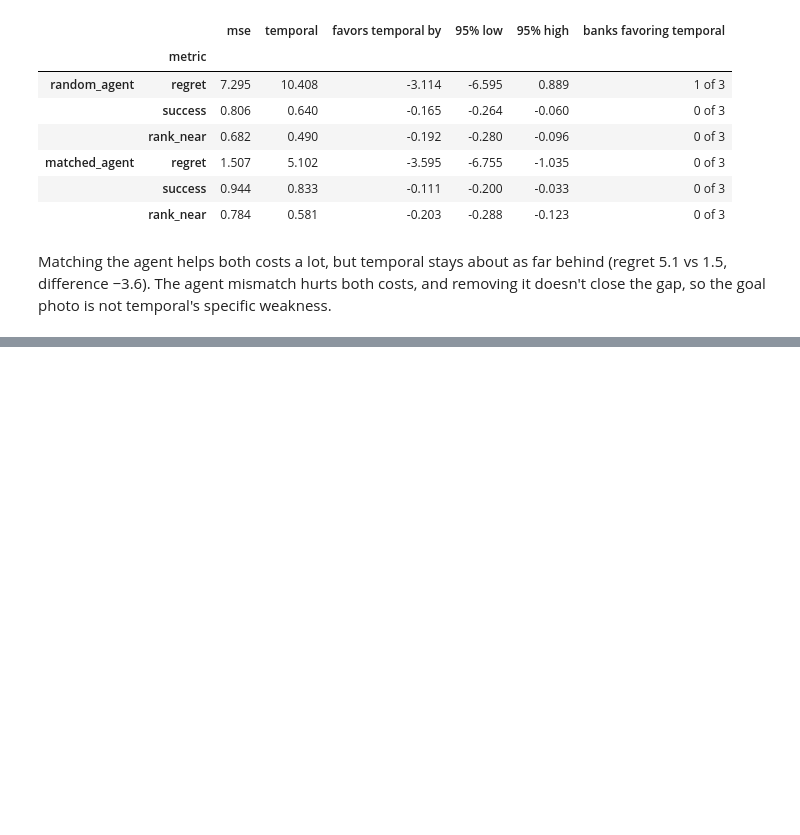
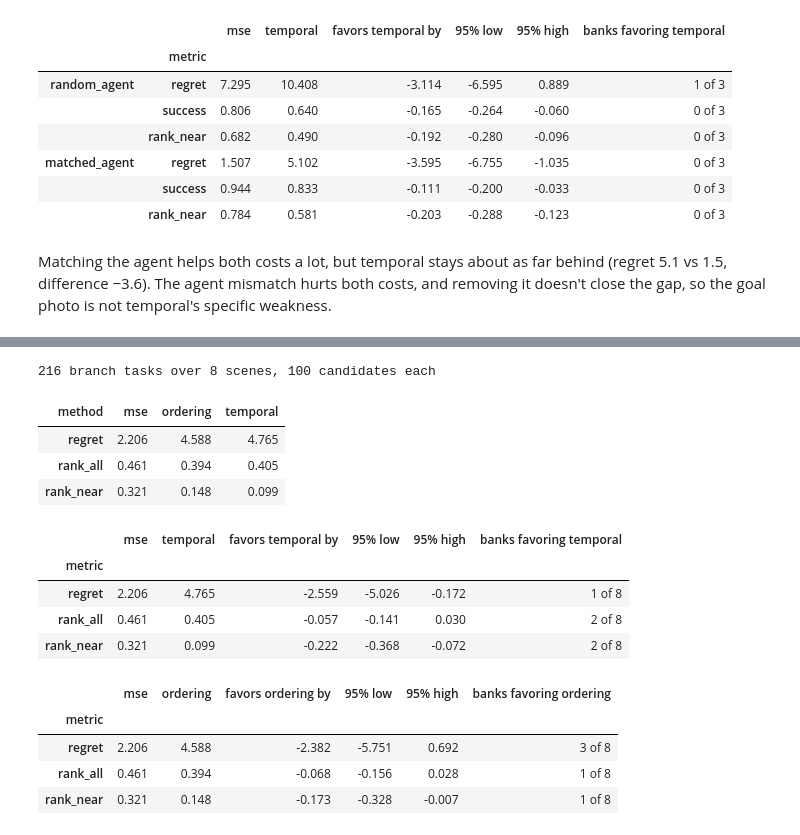
Before and after one commit to AmadeoDeLaVega/JEPA-Planning, a Jupyter notebook: code/debug/temporal_cost.ipynb, the cells around one changed output, grey strips where cells are left out. Drawn from its saved outputs; the diff is of its cells as text; code cells hidden in the pictures; blank space fills up the shorter version.

```diff
--- a/code/debug/temporal_cost.ipynb
+++ b/code/debug/temporal_cost.ipynb
@@ -293,7 +302,7 @@ def encode_episodes(split, episodes):
 
 
 @torch.inference_mode()
-def recorded_pairs(split, episodes):
+def recorded_pairs(split, episodes, cost=cost):
     # Score every same-episode frame pair within max_gap, and cross-episode pairs.
     max_gap = train_config["max_gap"]
     features, counts = encode_episodes(split, episodes)
@@ -518,7 +527,7 @@ figure, axes = plt.subplots(2, 2, figsize=(9, 6.5), sharex="col")
 poses, agents, goal_pose = example["poses"], example["agents"], example["goal_pose"]
 t_err = physical_errors(poses, goal_pose)[2]
 agent_distance = np.linalg.norm(agents - example["photo_agents"]["random_agent"][0], axis=1)
-for row, method in enumerate(METHODS):
+for row, method in enumerate(("mse", "temporal")):
     costs = example["costs"]["predicted", "random_agent", method][:, 0]
     fit = grade_photo(costs, poses, agents, goal_pose, example["photo_agents"]["random_agent"][0])
     axes[row, 0].scatter(t_err, costs, s=14)
@@ -586,0 +672,59 @@ Matching the agent helps both costs a lot, but temporal stays about as far behin
+# %%
+@torch.inference_mode()
+def encode_frames(episode, frames):
+    # Encode chosen strided frames of one training episode, as training did.
+    stride = train_config["frame_stride"]
+    video = decord.VideoReader(str(ROOT / "data/pusht_noise/train/obses" / f"episode_{episode:03d}.mp4"), num_threads=1)
+    video = torch.from_numpy(video.get_batch([frame * stride for frame in frames]).asnumpy()).permute(0, 3, 1, 2)[:, None]
+    return model.encode(video)[:, -1].flatten(start_dim=1).half().cpu()
+
+
+BRANCH_TIMES, BRANCH_GAPS, GOAL_COPIES = [2, 6, 10], [1, 2, 4], [10, 50, 90]
+stride = train_config["frame_stride"]
+needed = sorted(set(BRANCH_TIMES) | {t + g for t in BRANCH_TIMES for g in BRANCH_GAPS})
+long_enough = [b for b in range(len(blocks)) if lengths[b * copies] > stride * max(needed)]
+branch_scenes = long_enough[:: len(long_enough) // 8][:8]
+
+branch_rows = []
+for block in branch_scenes:
+    episodes = range(block * copies, (block + 1) * copies)
+    features = torch.stack([encode_frames(episode, needed) for episode in episodes])  # [copy, frame, feature]
+    poses = train_states[block * copies : (block + 1) * copies][:, [frame * stride for frame in needed], 2:5].numpy()
+    column = {frame: index for index, frame in enumerate(needed)}
+    for t in BRANCH_TIMES:
+        for g in BRANCH_GAPS:
+            for goal_copy in GOAL_COPIES:
+                others = np.array([c for c in range(copies) if c != goal_copy])
+                candidates = features[others, column[t]].float()
+                goal = features[goal_copy, column[t + g]].float()[None]
+                t_err = physical_errors(poses[others, column[t]], poses[goal_copy, column[t + g]])[2]
+                near = np.argsort(t_err)[:16]
+                for method, score in METHODS.items():
+                    costs = score(candidates, goal)[:, 0]
+                    branch_rows.append({
+                        "seed": block, "task": f"t{t} g{g} copy{goal_copy}", "method": method,
+                        "regret": t_err[costs.argmin()] - t_err.min(),
+                        "rank_all": spearman(costs, t_err),
+                        "rank_near": spearman(costs[near], t_err[near]),
+                    })
+branches = pd.DataFrame(branch_rows)
+print(f"{branches.task.nunique() * len(branch_scenes)} branch tasks over {len(branch_scenes)} scenes, 100 candidates each")
+display(branches.groupby("method")[["regret", "rank_all", "rank_near"]].mean().T.round(3))
+for method in ("temporal", "ordering"):
+    display(compare(["regret", "rank_all", "rank_near"], method=method, baseline="mse", data=branches))
+# %% [output]
+216 branch tasks over 8 scenes, 100 candidates each
+| method | mse | ordering | temporal |
+| regret | 2.206 | 4.588 | 4.765 |
+| rank_all | 0.461 | 0.394 | 0.405 |
+| rank_near | 0.321 | 0.148 | 0.099 |
+|  | mse | temporal | favors temporal by | 95% low | 95% high | banks favoring temporal |
+| metric |  |  |  |  |  |  |
+| regret | 2.206 | 4.765 | -2.559 | -5.026 | -0.172 | 1 of 8 |
+| rank_all | 0.461 | 0.405 | -0.057 | -0.141 | 0.030 | 2 of 8 |
+| rank_near | 0.321 | 0.099 | -0.222 | -0.368 | -0.072 | 2 of 8 |
+|  | mse | ordering | favors ordering by | 95% low | 95% high | banks favoring ordering |
+| metric |  |  |  |  |  |  |
+| regret | 2.206 | 4.588 | -2.382 | -5.751 | 0.692 | 3 of 8 |
+| rank_all | 0.461 | 0.394 | -0.068 | -0.156 | 0.028 | 1 of 8 |
+| rank_near | 0.321 | 0.148 | -0.173 | -0.328 | -0.007 | 1 of 8 |
```
Also changed, not shown: parts of 11 cells of this notebook.
